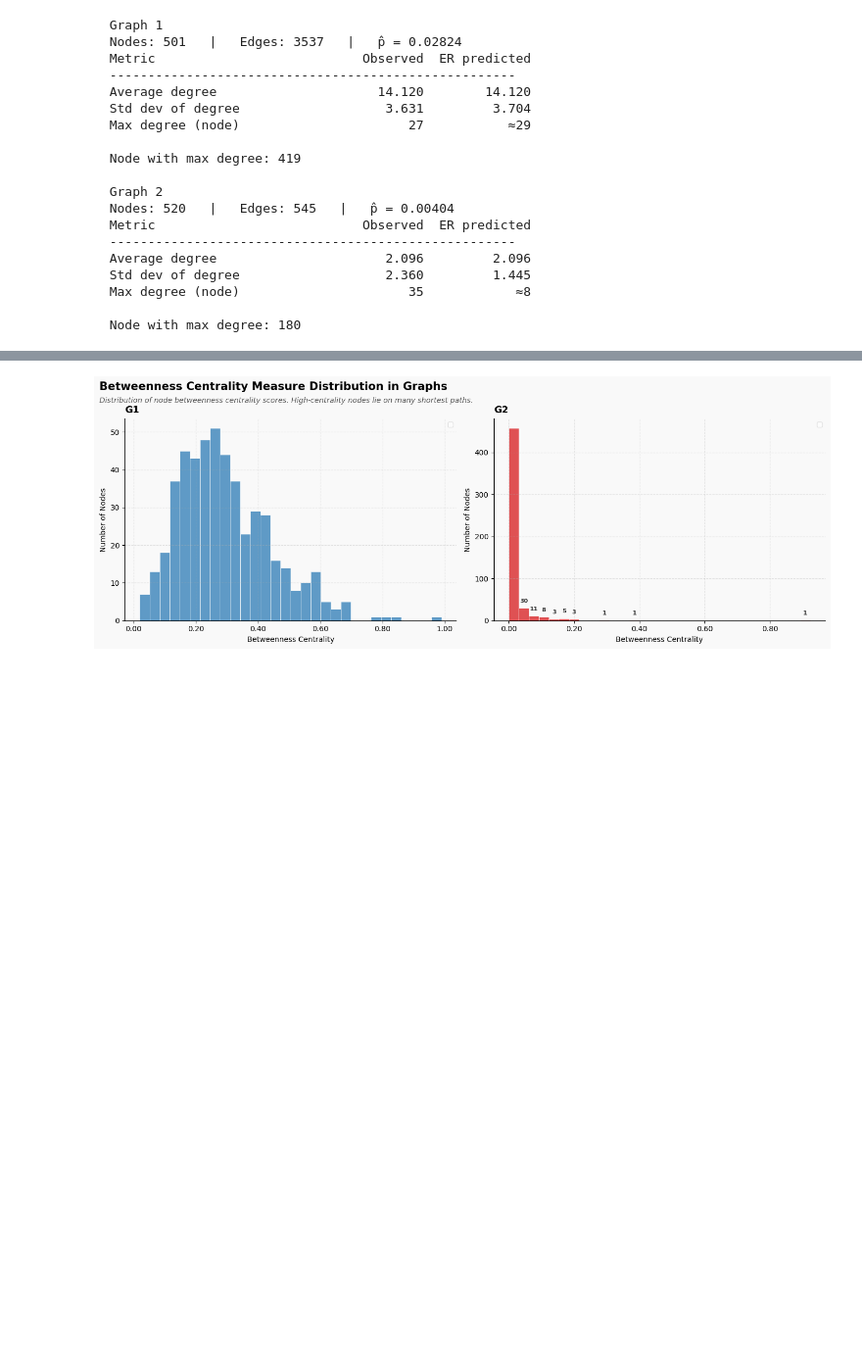
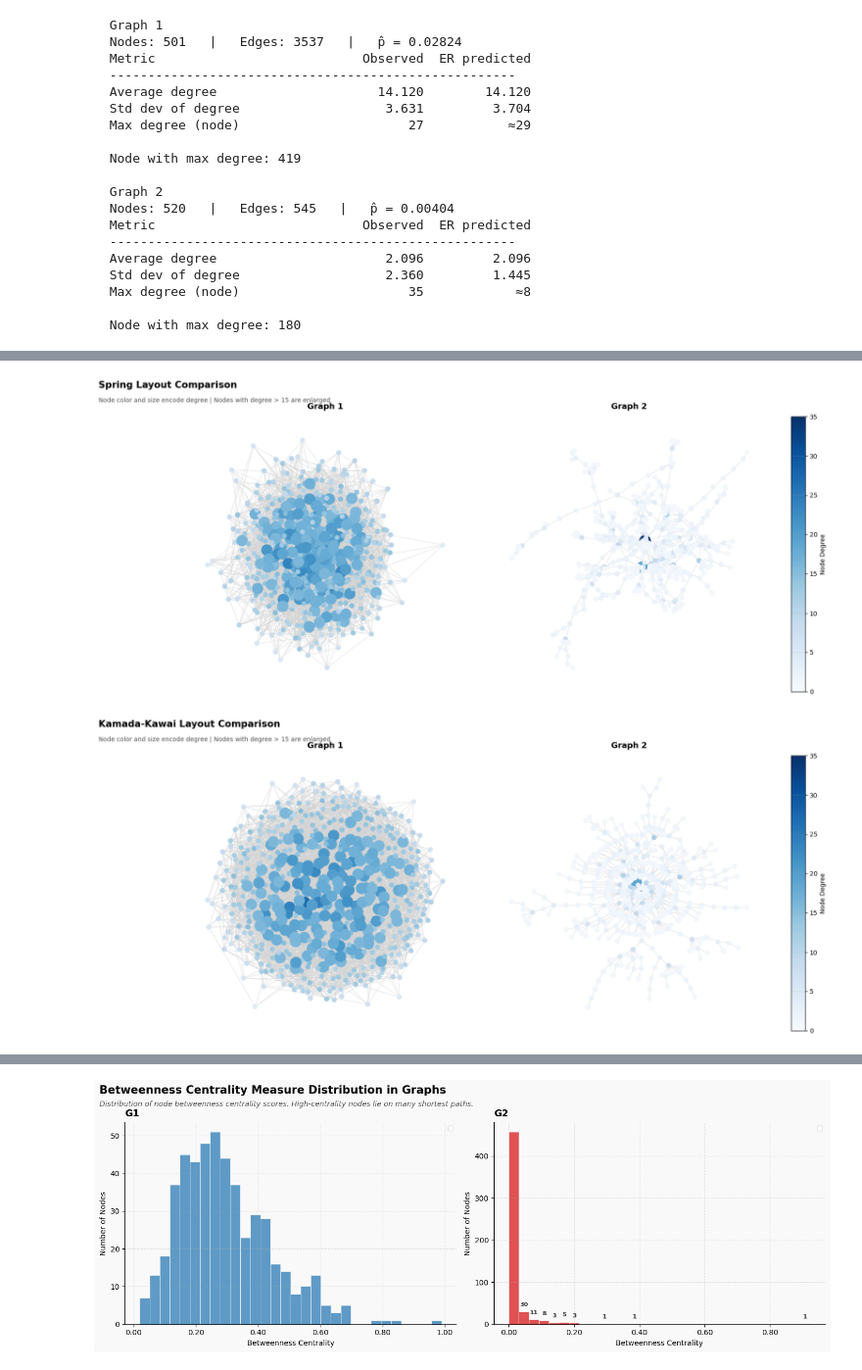
Before and after one commit to romgou74/Networks-Graded-Lab, a Jupyter notebook: Lab6 - Notebook.ipynb, the cells around one changed output, grey strips where cells are left out. Shown at 98% size. Cells and saved outputs as stored; diff of their text form; code cells hidden in the pictures; blank space fills up the shorter version.

Commit message:
1b) with spring and kamada-kawai layouts

```diff
--- a/Lab6 - Notebook.ipynb
+++ b/Lab6 - Notebook.ipynb
@@ -264,0 +210,66 @@ plt.show()
+# %%
+# ── Part (b): Topology Comparison ────────────────────────────────────────────
+
+def draw_graph(G, ax, pos, title, max_deg=35):
+    degrees = np.array([G.degree(n) for n in G.nodes()])
+    node_sizes = np.where(degrees > 15, 300, 50)
+
+    nx.draw(
+        G, ax=ax, pos=pos,
+        with_labels=False,
+        node_size=node_sizes,
+        node_color=degrees,
+        cmap=plt.cm.Blues,
+        edge_color='lightgray',
+        width=0.5,
+        vmin=0, vmax=max_deg
+    )
+    ax.set_title(title, fontsize=13, fontweight='bold', pad=12)
+
+def save_layout(G1, G2, pos1, pos2, suptitle, filename):
+    # Use gridspec to control subplot widths and leave room for colorbar
+    fig = plt.figure(figsize=(18, 8))
+    gs = fig.add_gridspec(1, 3, width_ratios=[1, 1, 0.05], wspace=0.1)
+
+    ax1 = fig.add_subplot(gs[0])
+    ax2 = fig.add_subplot(gs[1])
+    cax = fig.add_subplot(gs[2])  # dedicated colorbar axis
+
+    draw_graph(G1, ax1, pos1, 'Graph 1')
+    draw_graph(G2, ax2, pos2, 'Graph 2')
+
+    # Colorbar in its own axis — no overlap
+    sm = plt.cm.ScalarMappable(cmap=plt.cm.Blues,
+                                norm=plt.Normalize(vmin=0, vmax=35))
+    sm.set_array([])
+    fig.colorbar(sm, cax=cax, label='Node Degree')
+
+    fig.suptitle(suptitle, fontsize=15, fontweight='bold',
+                 x=0.02, ha='left', y=0.98)
+    fig.text(0.02, 0.92,
+             "Node color and size encode degree | Nodes with degree > 15 are enlarged",
+             ha='left', fontsize=10, color='#555')
+
+    plt.savefig(filename, dpi=150, bbox_inches='tight')
+    plt.show()
+
+# Spring layout
+save_layout(
+    G1, G2,
+    nx.spring_layout(G1, seed=42),
+    nx.spring_layout(G2, seed=42),
+    suptitle='Spring Layout Comparison',
+    filename='Layout_spring.png'
+)
+
+# Kamada-Kawai layout
+save_layout(
+    G1, G2,
+    nx.kamada_kawai_layout(G1),
+    nx.kamada_kawai_layout(G2),
+    suptitle='Kamada-Kawai Layout Comparison',
+    filename='Layout_kk.png'
+)
+# %% [output]
+[figure, added]
+[figure, added]
```
Also changed, not shown: parts of 2 cells of this notebook, 2 other files.
